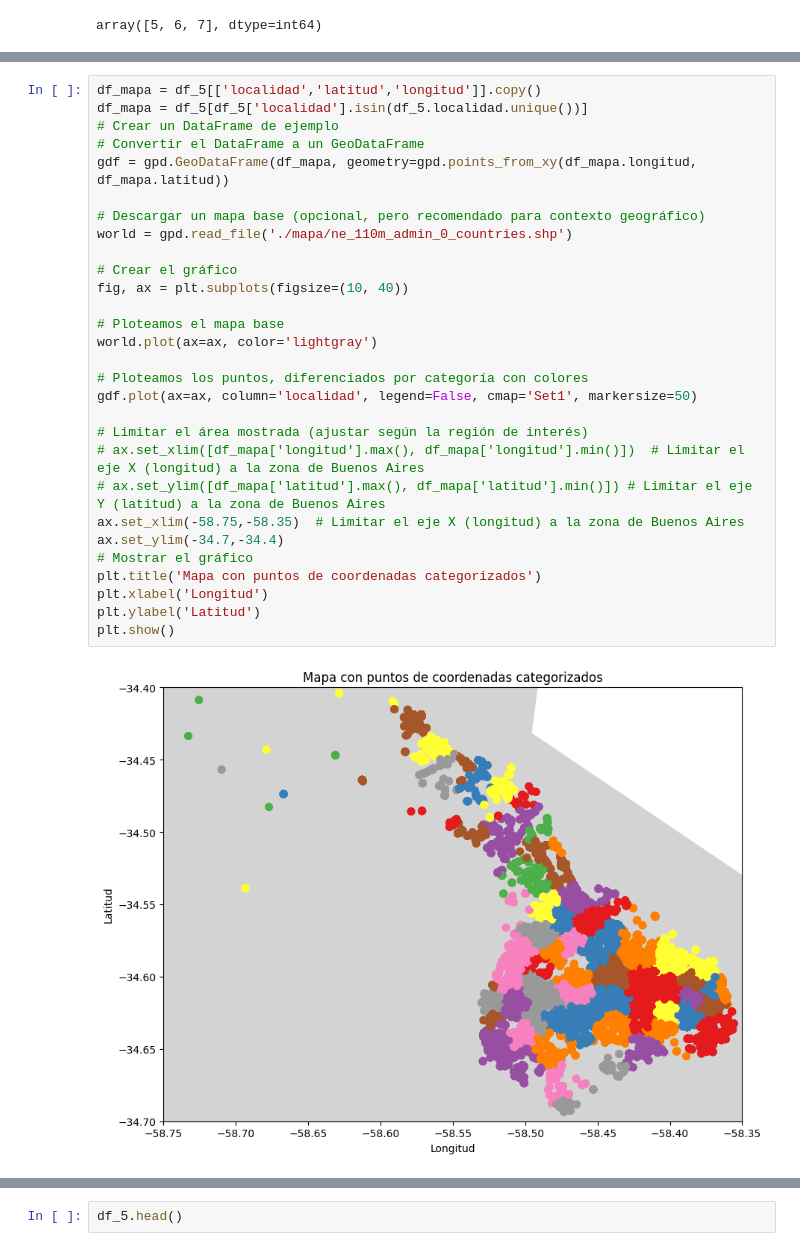
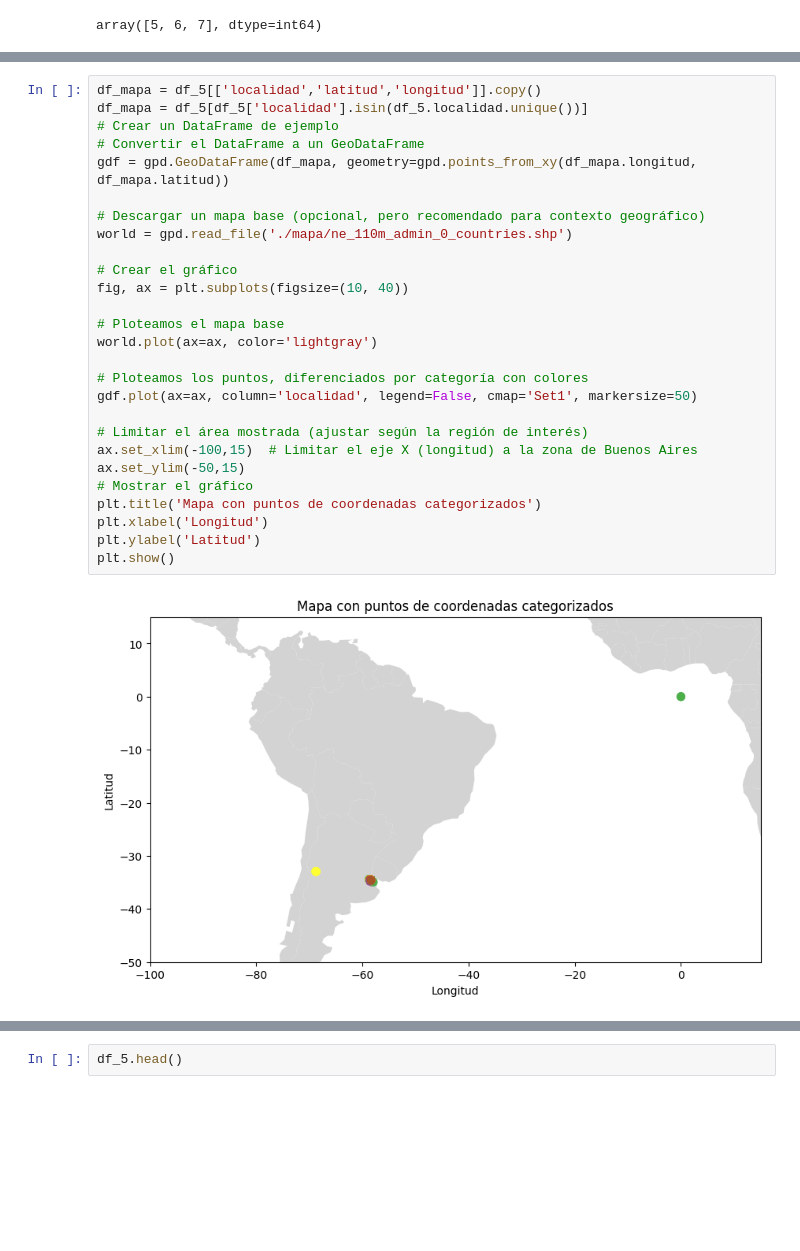
Before and after one commit to Maximo-Verdondoni/DesafioiFlow, a Jupyter notebook: Limpieza.ipynb, the cells around one changed output, grey strips where cells are left out. Cells and saved outputs as stored; diff of their text form; blank space fills up the shorter version.

```diff
--- a/Limpieza.ipynb
+++ b/Limpieza.ipynb
@@ -446,31 +446,29 @@ df_5.head()
 # %%
 df_mapa = df_5[['localidad','latitud','longitud']].copy()
 df_mapa = df_5[df_5['localidad'].isin(df_5.localidad.unique())]
 # Crear un DataFrame de ejemplo
 # Convertir el DataFrame a un GeoDataFrame
 gdf = gpd.GeoDataFrame(df_mapa, geometry=gpd.points_from_xy(df_mapa.longitud, df_mapa.latitud))
 
 # Descargar un mapa base (opcional, pero recomendado para contexto geográfico)
 world = gpd.read_file('./mapa/ne_110m_admin_0_countries.shp')
 
 # Crear el gráfico
 fig, ax = plt.subplots(figsize=(10, 40))
 
 # Ploteamos el mapa base
 world.plot(ax=ax, color='lightgray')
 
 # Ploteamos los puntos, diferenciados por categoría con colores
 gdf.plot(ax=ax, column='localidad', legend=False, cmap='Set1', markersize=50)
 
 # Limitar el área mostrada (ajustar según la región de interés)
-# ax.set_xlim([df_mapa['longitud'].max(), df_mapa['longitud'].min()])  # Limitar el eje X (longitud) a la zona de Buenos Aires
-# ax.set_ylim([df_mapa['latitud'].max(), df_mapa['latitud'].min()]) # Limitar el eje Y (latitud) a la zona de Buenos Aires
-ax.set_xlim(-58.75,-58.35)  # Limitar el eje X (longitud) a la zona de Buenos Aires
-ax.set_ylim(-34.7,-34.4)
+ax.set_xlim(-100,15)  # Limitar el eje X (longitud) a la zona de Buenos Aires
+ax.set_ylim(-50,15)
 # Mostrar el gráfico
 plt.title('Mapa con puntos de coordenadas categorizados')
 plt.xlabel('Longitud')
 plt.ylabel('Latitud')
 plt.show()
 # %% [output]
-[figure, old version]
+[figure, new version]
```
Also changed, not shown: parts of 8 cells of this notebook.
